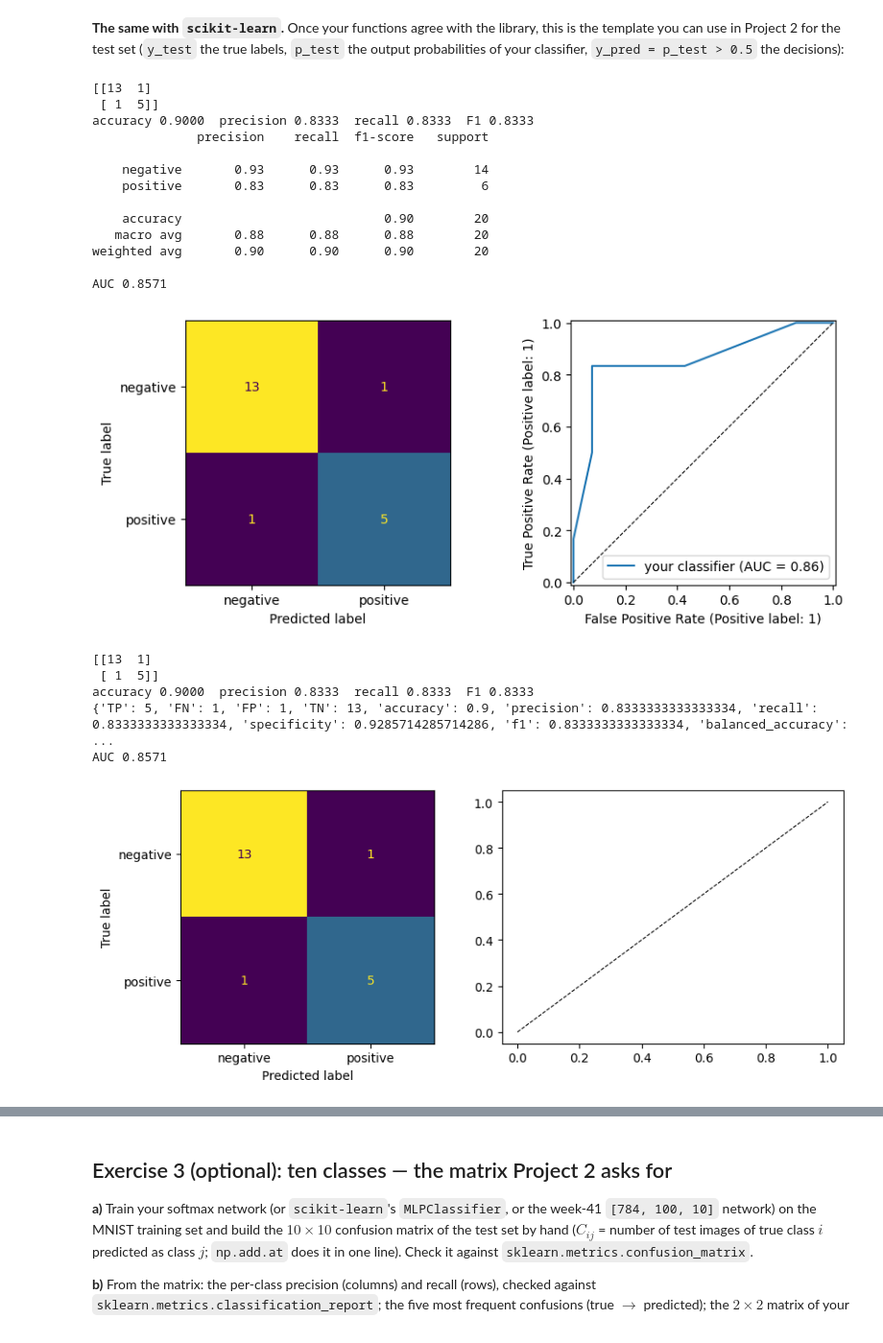
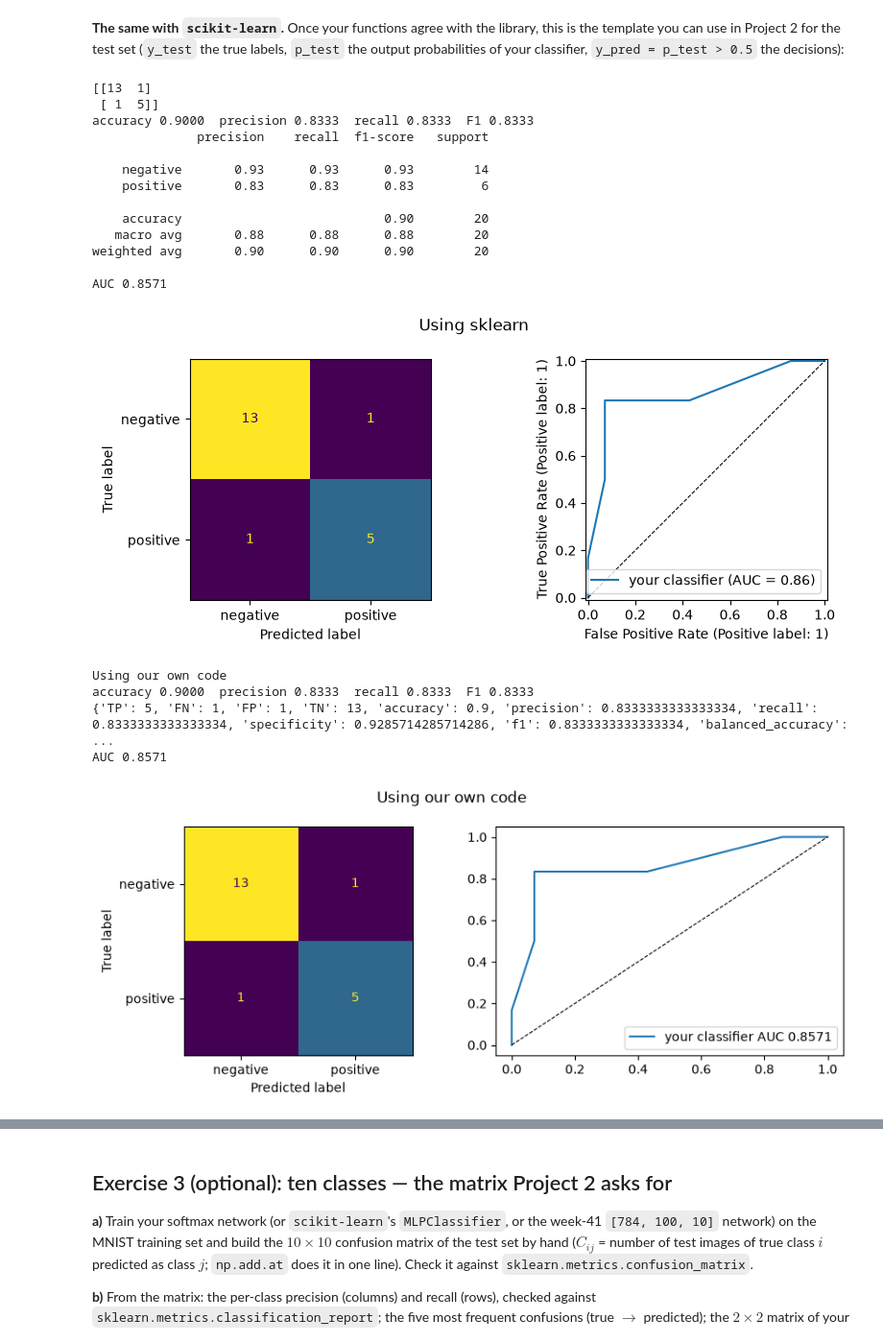
Before and after one commit to nillescorner/FYS-STK4155-Group, a Jupyter notebook: WeeklyTasks/exercisesweek43.ipynb, the cells around one changed output, grey strips where cells are left out. Shown at 96% size. Cells and saved outputs as stored; diff of their text form; code cells hidden in the pictures.

```diff
--- a/WeeklyTasks/exercisesweek43.ipynb
+++ b/WeeklyTasks/exercisesweek43.ipynb
@@ -167,45 +167,51 @@ fig, ax = plt.subplots(1, 2, figsize=(9, 3.6))
 ConfusionMatrixDisplay(cm, display_labels=["negative", "positive"]).plot(ax=ax[0], colorbar=False)
 RocCurveDisplay.from_predictions(y_test, p_test, ax=ax[1], name="your classifier")
 ax[1].plot([0, 1], [0, 1], "k--", lw=0.8)
+plt.suptitle("Using sklearn")
 plt.tight_layout(); plt.show()
 
+# ---------------- Our own code
 
+print("\nUsing our own code")
 report = classification_report(y_test, y_pred)
+tp, fn, fp, tn = confusion_matrix(y_small, s_small > 0.5)
+ourown_cm = np.array([[tn, fp],[fn, tp]])
 
-print( skm.confusion_matrix(y_small, s_small > 0.5))
+
 print(f"accuracy {report["accuracy"]:.4f}  precision {report["precision"]:.4f}  "
       f"recall {report["recall"]:.4f}  F1 {report["f1"]:.4f}")
 print(classification_report(y_test, y_pred))
 
 fpr, tpr, thresholds = roc_curve(y_test, p_test)
 print(f"AUC {roc_auc(y_test, p_test):.4f}")
 
 fig, ax = plt.subplots(1, 2, figsize=(9, 3.6))
-ConfusionMatrixDisplay(cm, display_labels=["negative", "positive"]).plot(ax=ax[0], colorbar=False)
-#RocCurveDisplay.from_predictions(y_test, p_test, ax=ax[1], name="your classifier")
+ConfusionMatrixDisplay(ourown_cm, display_labels=["negative", "positive"]).plot(ax=ax[0], colorbar=False)
+ax[1].plot(fpr,tpr, label=f"your classifier AUC {roc_auc(y_test, p_test):.4f}")
 ax[1].plot([0, 1], [0, 1], "k--", lw=0.8)
+plt.legend()
+plt.suptitle("Using our own code")
 plt.tight_layout(); #plt.show()
 # %% [output]
 [[13  1]
  [ 1  5]]
 accuracy 0.9000  precision 0.8333  recall 0.8333  F1 0.8333
               precision    recall  f1-score   support
 
     negative       0.93      0.93      0.93        14
     positive       0.83      0.83      0.83         6
 
     accuracy                           0.90        20
    macro avg       0.88      0.88      0.88        20
 weighted avg       0.90      0.90      0.90        20
 
 AUC 0.8571
-[figure, old version]
+[figure, new version]
-[[13  1]
- [ 1  5]]
+Using our own code
 accuracy 0.9000  precision 0.8333  recall 0.8333  F1 0.8333
 {'TP': 5, 'FN': 1, 'FP': 1, 'TN': 13, 'accuracy': 0.9, 'precision': 0.8333333333333334, 'recall': 0.8333333333333334, 'specificity': 0.9285714285714286, 'f1': 0.8333333333333334, 'balanced_accuracy':  ...
 AUC 0.8571
-[figure, old version]
+[figure, new version]
 # %% [markdown]
 ## Exercise 2: MNIST, one digit against the rest
 
```
Also changed, not shown: parts of 10 cells of this notebook, 4 other files.
